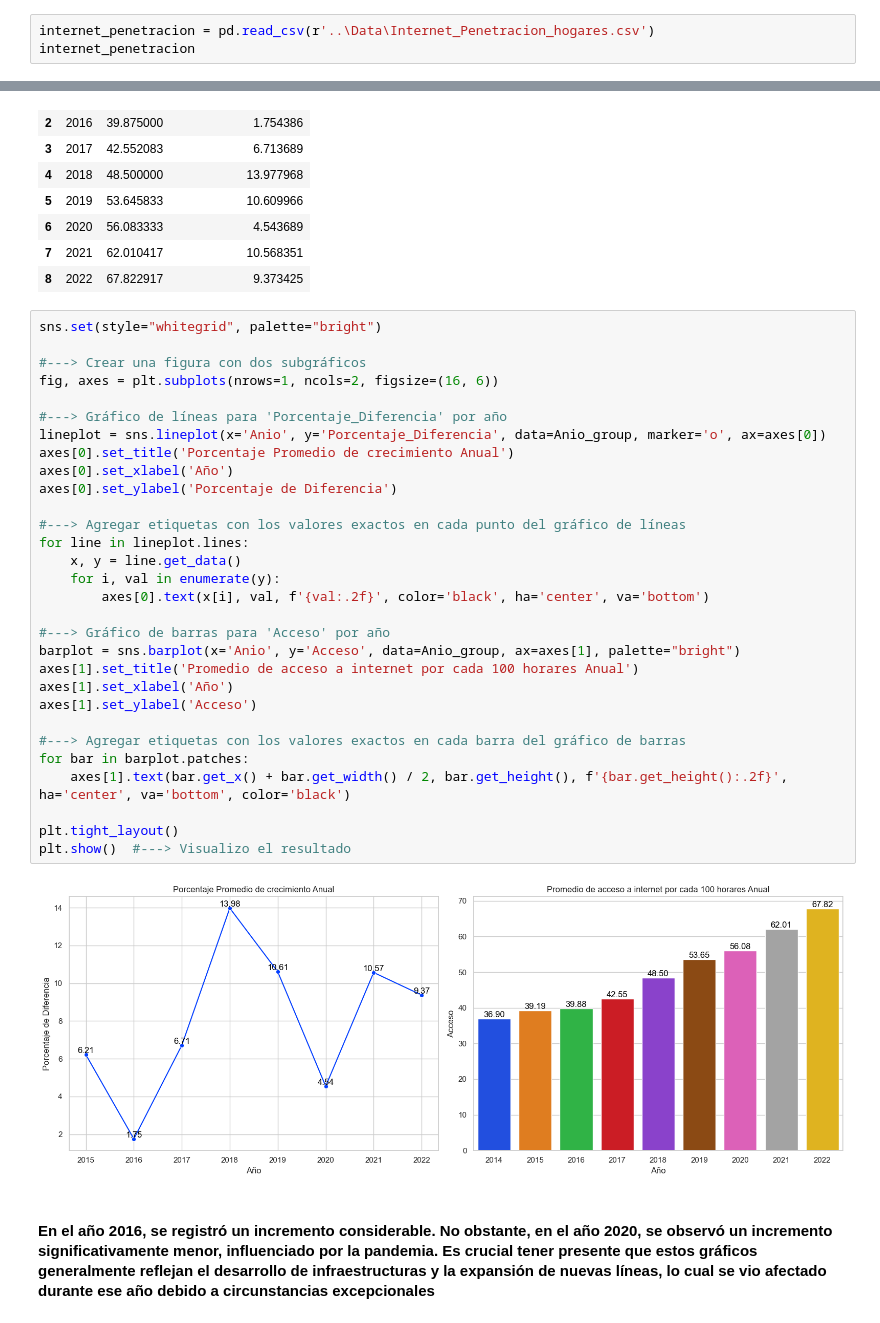
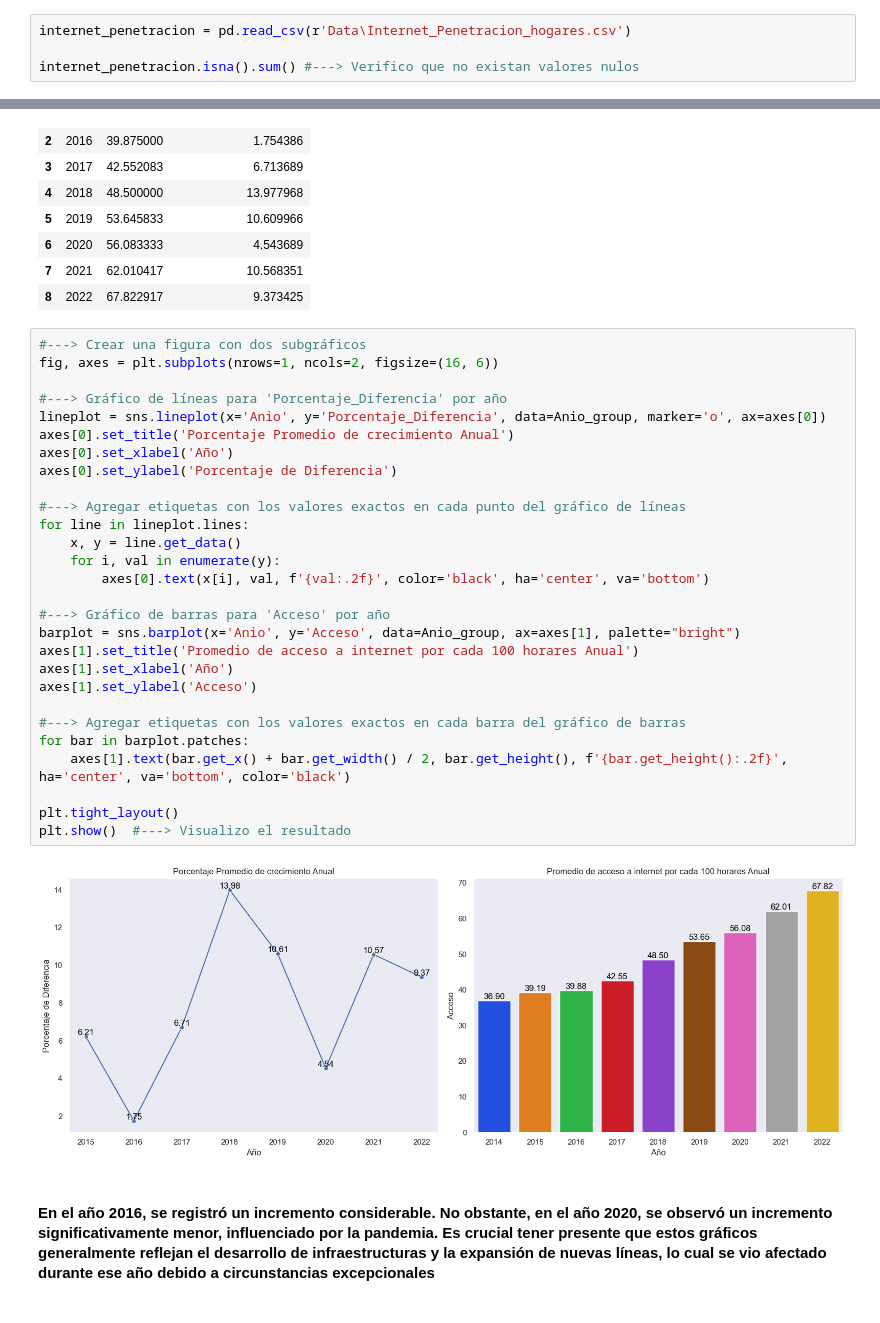
Before and after one commit to jonathancastillo185/Proyecto-2, a Jupyter notebook: Analisis explotatorio de los datos.ipynb, the cells around one changed output, grey strips where cells are left out. Drawn from its saved outputs; the diff is of its cells as text.

```diff
--- a/ETL/Analisis explotatorio de los datos.ipynb
+++ b/Analisis explotatorio de los datos.ipynb
@@ -9,6 +9,7 @@ warnings.filterwarnings('ignore') #---> Herramienta para suprimir bloques de cod
 
 sns.set_theme(style="dark") #---> Determino el estilo de los graficos realizados con la biblioteca seaborn.
 # %%
-internet_penetracion = pd.read_csv(r'..\Data\Internet_Penetracion_hogares.csv')
-internet_penetracion
+internet_penetracion = pd.read_csv(r'Data\Internet_Penetracion_hogares.csv')
+
+internet_penetracion.isna().sum() #---> Verifico que no existan valores nulos
 # %% [output]
@@ -56,37 +72,35 @@ Anio_group #---> Visualizo el resultado
 | 7 | 2021 | 62.010417 | 10.568351 |
 | 8 | 2022 | 67.822917 | 9.373425 |
 # %%
-sns.set(style="whitegrid", palette="bright")
-
 #---> Crear una figura con dos subgráficos
 fig, axes = plt.subplots(nrows=1, ncols=2, figsize=(16, 6))
 
 #---> Gráfico de líneas para 'Porcentaje_Diferencia' por año
 lineplot = sns.lineplot(x='Anio', y='Porcentaje_Diferencia', data=Anio_group, marker='o', ax=axes[0])
 axes[0].set_title('Porcentaje Promedio de crecimiento Anual')
 axes[0].set_xlabel('Año')
 axes[0].set_ylabel('Porcentaje de Diferencia')
 
 #---> Agregar etiquetas con los valores exactos en cada punto del gráfico de líneas
 for line in lineplot.lines:
     x, y = line.get_data()
     for i, val in enumerate(y):
         axes[0].text(x[i], val, f'{val:.2f}', color='black', ha='center', va='bottom')
 
 #---> Gráfico de barras para 'Acceso' por año
 barplot = sns.barplot(x='Anio', y='Acceso', data=Anio_group, ax=axes[1], palette="bright")
 axes[1].set_title('Promedio de acceso a internet por cada 100 horares Anual')
 axes[1].set_xlabel('Año')
 axes[1].set_ylabel('Acceso')
 
 #---> Agregar etiquetas con los valores exactos en cada barra del gráfico de barras
 for bar in barplot.patches:
     axes[1].text(bar.get_x() + bar.get_width() / 2, bar.get_height(), f'{bar.get_height():.2f}', ha='center', va='bottom', color='black')
 
 plt.tight_layout()
 plt.show()  #---> Visualizo el resultado
 # %% [output]
-[figure, old version]
+[figure, new version]
 # %% [markdown]
 #### En el año 2016, se registró un incremento considerable. No obstante, en el año 2020, se observó un incremento significativamente menor, influenciado por la pandemia. Es crucial tener presente que estos gráficos generalmente reflejan el desarrollo de infraestructuras y la expansión de nuevas líneas, lo cual se vio afectado durante ese año debido a circunstancias excepcionales
 # %% [markdown]
```
Also changed, not shown: parts of 11 cells of this notebook, 1 other file.
